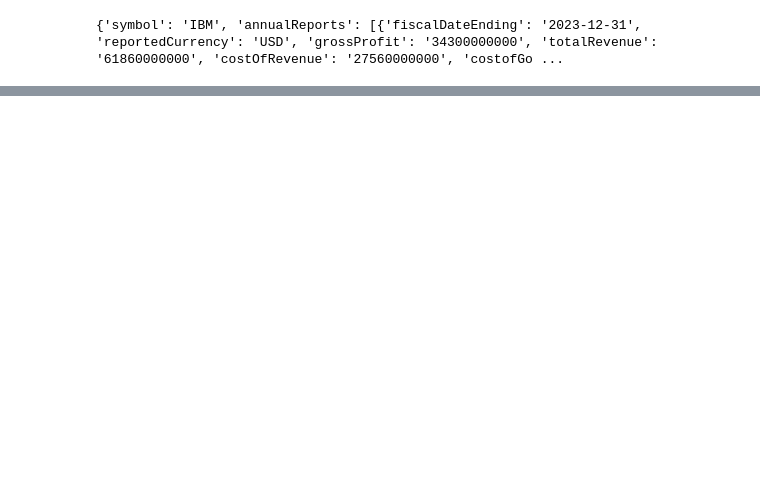
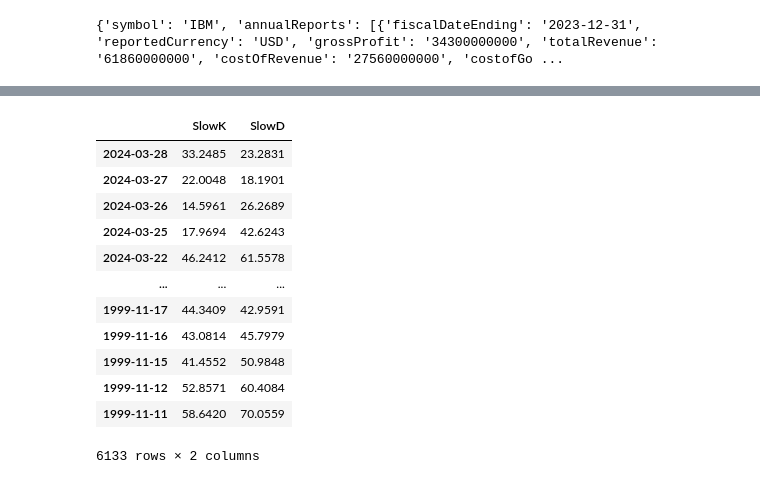
Before and after one commit to albertarielw/qf2103, a Jupyter notebook: hmm/data.ipynb, the cells around one changed output, grey strips where cells are left out. Drawn from its saved outputs; the diff is of its cells as text; code cells hidden in the pictures; blank space fills up the shorter version.

```diff
--- a/hmm/data.ipynb
+++ b/hmm/data.ipynb
@@ -20,0 +81,18 @@ print(data)
+# %%
+df = pd.DataFrame(stoch_data['Technical Analysis: STOCH']).transpose()
+df.index = pd.to_datetime(df.index)
+df
+# %% [output]
+|  | SlowK | SlowD |
+| 2024-03-28 | 33.2485 | 23.2831 |
+| 2024-03-27 | 22.0048 | 18.1901 |
+| 2024-03-26 | 14.5961 | 26.2689 |
+| 2024-03-25 | 17.9694 | 42.6243 |
+| 2024-03-22 | 46.2412 | 61.5578 |
+| ... | ... | ... |
+| 1999-11-17 | 44.3409 | 42.9591 |
+| 1999-11-16 | 43.0814 | 45.7979 |
+| 1999-11-15 | 41.4552 | 50.9848 |
+| 1999-11-12 | 52.8571 | 60.4084 |
+| 1999-11-11 | 58.6420 | 70.0559 |
+6133 rows × 2 columns
```
Also changed, not shown: parts of 10 cells of this notebook, 1 other file.
